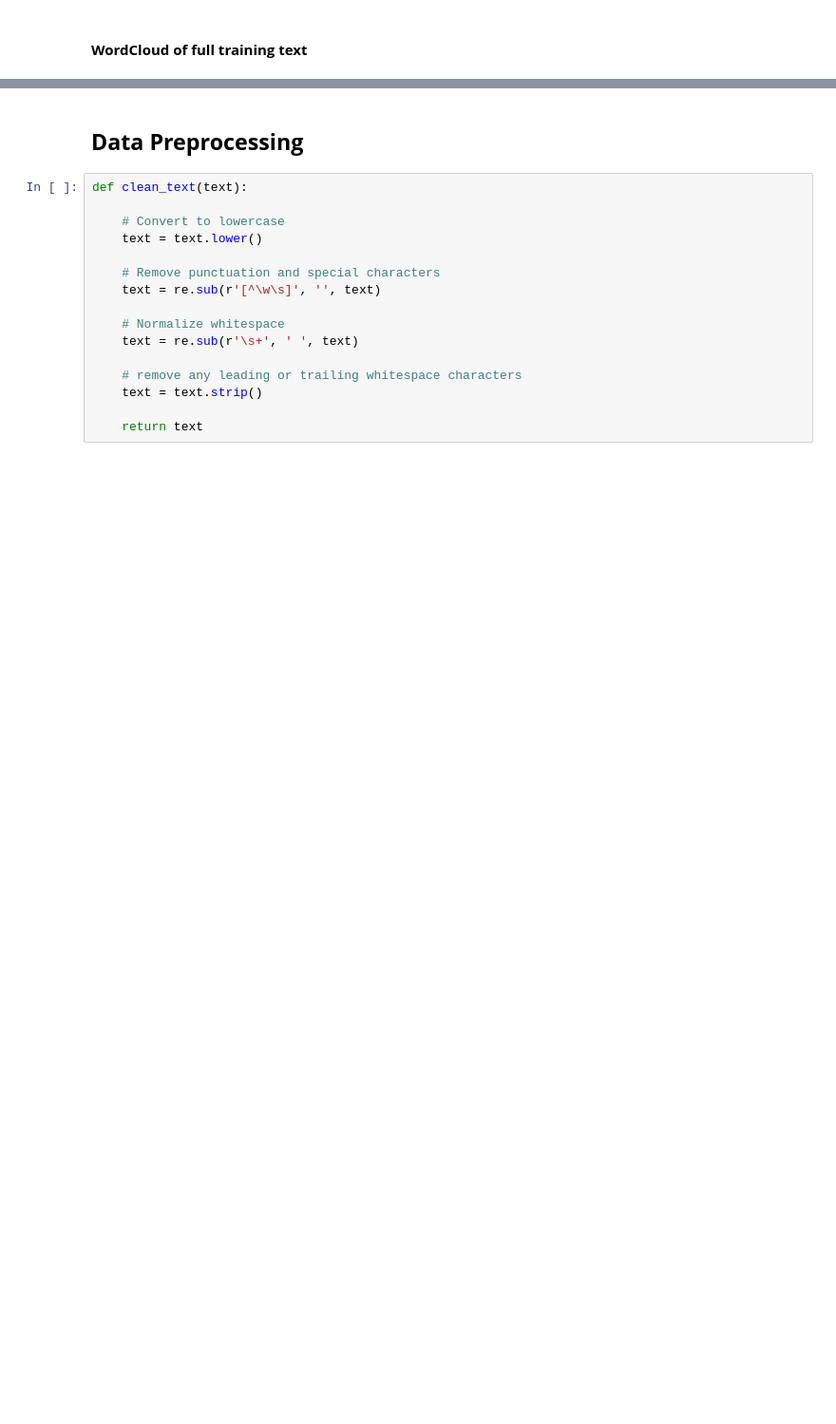
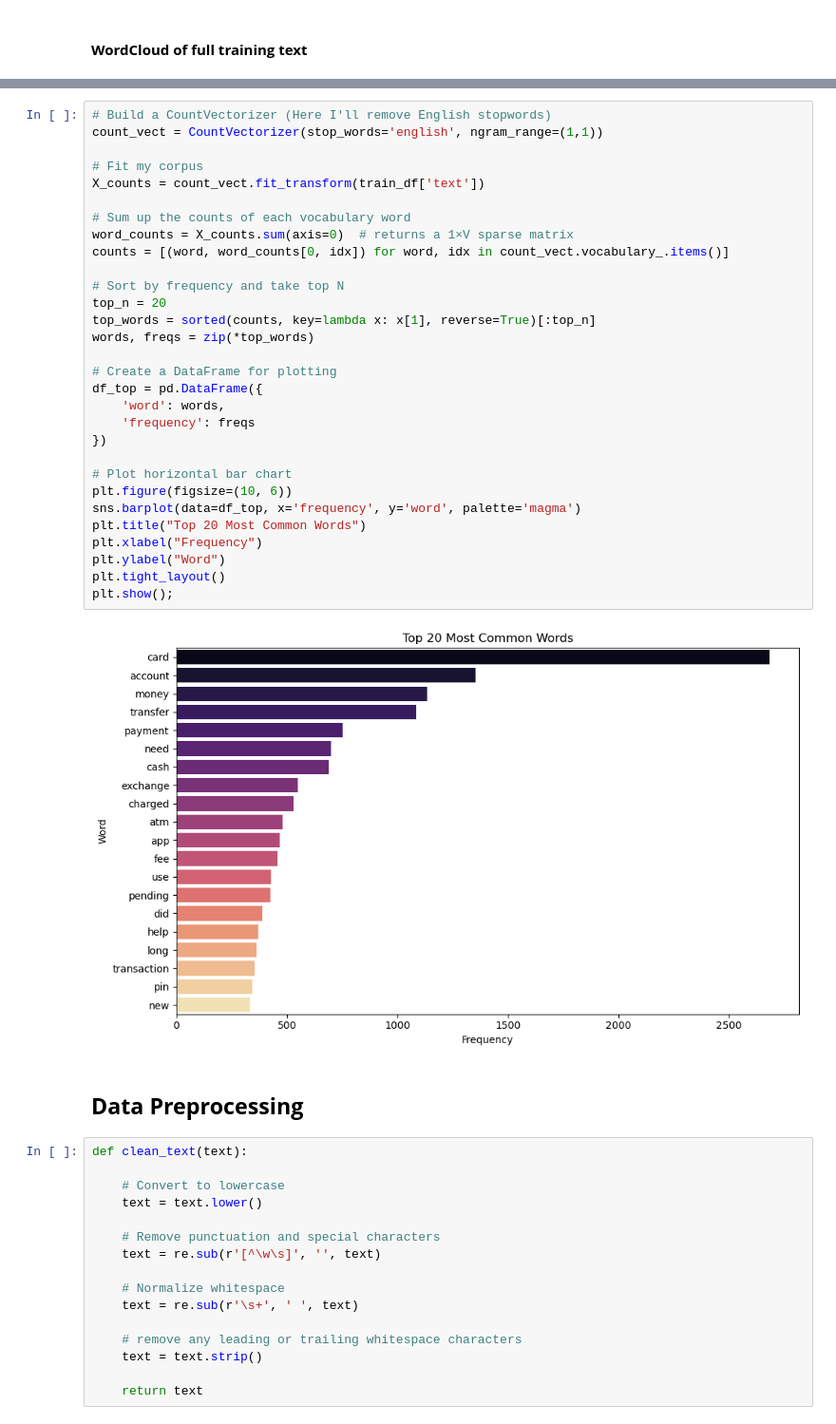
Before and after one commit to Daniel-Muruthi/finquery, a Jupyter notebook: index.ipynb, the cells around one changed output, grey strips where cells are left out. Shown at 95% size. Drawn from its saved outputs; the diff is of its cells as text; blank space fills up the shorter version.

```diff
--- a/index.ipynb
+++ b/index.ipynb
@@ -202,3 +273,35 @@ plt.show();
+# %%
+# Build a CountVectorizer (Here I'll remove English stopwords)
+count_vect = CountVectorizer(stop_words='english', ngram_range=(1,1))
+
+# Fit my corpus
+X_counts = count_vect.fit_transform(train_df['text'])
+
+# Sum up the counts of each vocabulary word
+word_counts = X_counts.sum(axis=0)  # returns a 1×V sparse matrix
+counts = [(word, word_counts[0, idx]) for word, idx in count_vect.vocabulary_.items()]
+
+# Sort by frequency and take top N
+top_n = 20
+top_words = sorted(counts, key=lambda x: x[1], reverse=True)[:top_n]
+words, freqs = zip(*top_words)
+
+# Create a DataFrame for plotting
+df_top = pd.DataFrame({
+    'word': words,
+    'frequency': freqs
+})
+
+# Plot horizontal bar chart
+plt.figure(figsize=(10, 6))
+sns.barplot(data=df_top, x='frequency', y='word', palette='magma')
+plt.title("Top 20 Most Common Words")
+plt.xlabel("Frequency")
+plt.ylabel("Word")
+plt.tight_layout()
+plt.show();
+# %% [output]
+[figure, added]
 # %% [markdown]
 ## **Data Preprocessing**
 # %%
```
Also changed, not shown: parts of 14 cells of this notebook, 2 other files.
